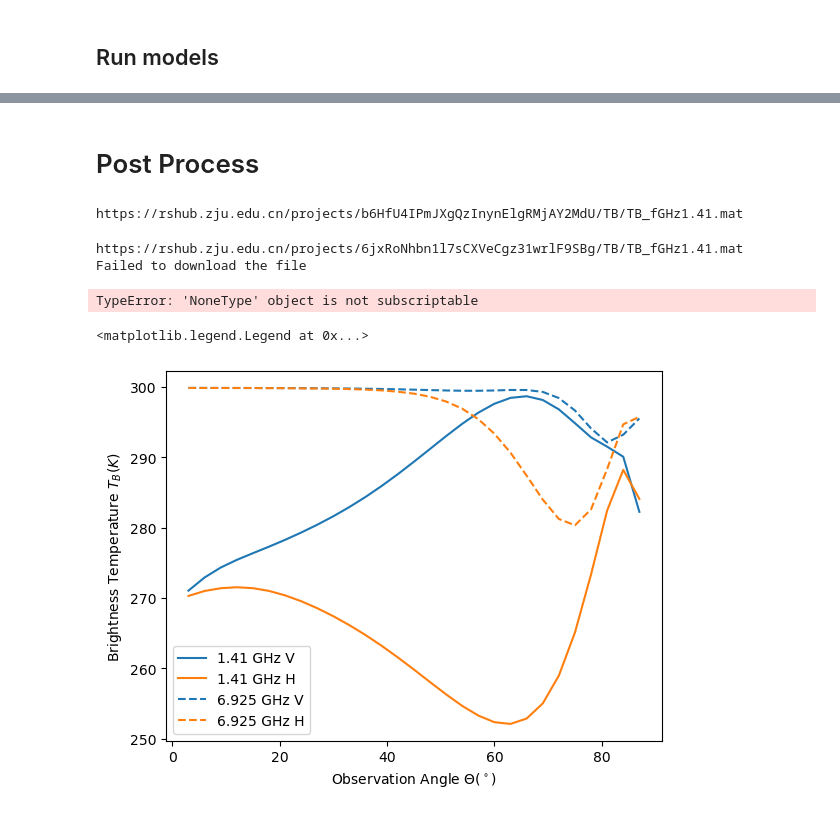
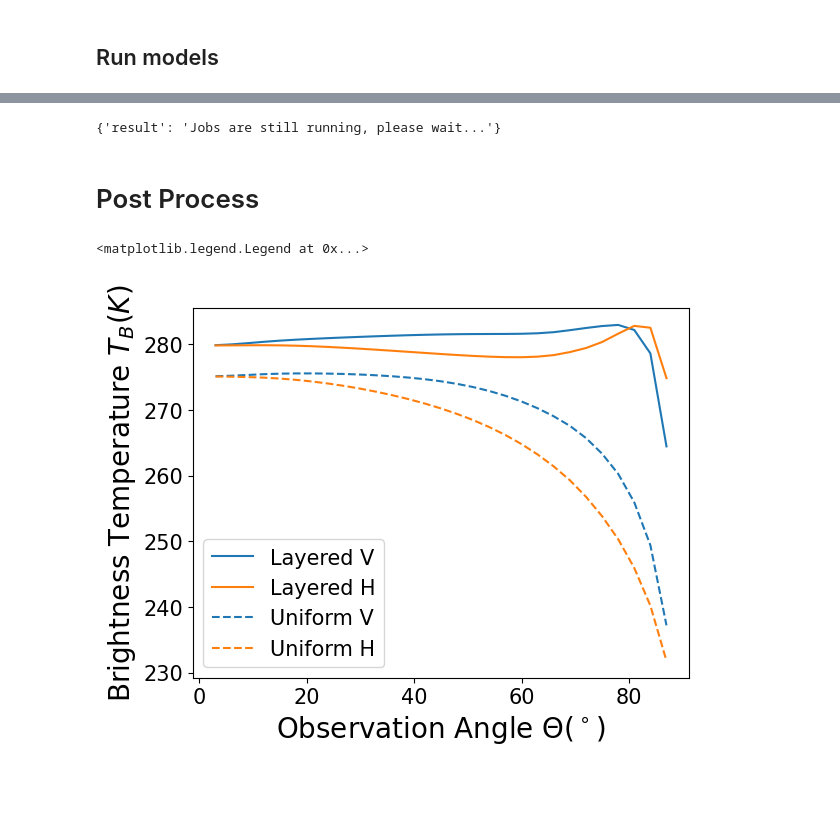
Before and after one commit to zjuiEMLab/RShub_demo, a Jupyter notebook: Vegetation-demo-2.ipynb, the cells around one changed output, grey strips where cells are left out. Saved outputs shown, nothing was run; the diff lists cells and outputs as text; code cells hidden in the pictures; blank space fills up the shorter version.

```diff
--- a/Vegetation-demo-2.ipynb
+++ b/Vegetation-demo-2.ipynb
@@ -13,5 +14,5 @@ import datetime
 # Define user token
 token = '6uf0z22#$m!!0095xo**1vy1s*04k!'
 project_name = 'Vegetation Demo'
-task1_name = 'Uniform Vegetation'
-task2_name = 'Layered Vegetation'
+task1_name = 'Layered Vegetation 16'
+task2_name = 'Uniform Vegetation 16'
@@ -130,6 +164,12 @@ f.write(f' task_name = {task2_name} \n')
 f.write(f' data = {data2} \n')
 f.write('================================ \n')
 f.close()
+# %%
+from rstool import submit_jobs
+result=submit_jobs.check_completion(token, project_name, task1_name)
+print(result)
+# %% [output]
+{'result': 'Jobs are still running, please wait...'}
 # %% [markdown]
 # Post Process
 # %%
@@ -140,30 +180,28 @@ mat_data_multi = mat_data1.load_veg_TB()
 # Read variables into python
 TU_all = mat_data_multi['TU_all'] # Tbs
 theta_obs = mat_data_multi['theta_obs'] # theta
-# %% [output]
-https://rshub.zju.edu.cn/projects/b6HfU4IPmJXgQzInynElgRMjAY2MdU/TB/TB_fGHz1.41.mat
 # %%
 mat_data2 = load_mat_file(token, project_name, task2_name,'1.41')
 mat_data_multi2 = mat_data2.load_veg_TB()
 # Read variables into python
 TU_all2 = mat_data_multi2['TU_all'] # Tbs
 theta_obs2 = mat_data_multi2['theta_obs'] # theta
-# %% [output]
-https://rshub.zju.edu.cn/projects/6jxRoNhbn1l7sCXVeCgz31wrlF9SBg/TB/TB_fGHz1.41.mat
-Failed to download the file
-TypeError: 'NoneType' object is not subscriptable
 # %%
 import matplotlib.pyplot as plt
 
 # plot the data
 fig = plt.figure()
 ax = fig.add_subplot(1, 1, 1)
 ax.plot(theta_obs[0,:], TU_all[0,:], color='tab:blue')
 ax.plot(theta_obs[0,:], TU_all[1,:], color='tab:orange')
 ax.plot(theta_obs2[0,:], TU_all2[0,:], color='tab:blue',linestyle='--')
 ax.plot(theta_obs2[0,:], TU_all2[1,:], color='tab:orange',linestyle='--')
-ax.set(xlabel='Observation Angle $\Theta(^\circ)$', ylabel='Brightness Temperature $T_B(K)$')
-ax.legend(['1.41 GHz V', '1.41 GHz H', '6.925 GHz V', '6.925 GHz H'])
+ax.set_xlabel('Observation Angle $\Theta(^\circ)$', fontsize = 20)
+ax.set_ylabel('Brightness Temperature $T_B(K)$', fontsize = 20)
+plt.xticks(fontsize = 15)
+plt.yticks(fontsize = 15)
+#ax.set(xlabel='Observation Angle $\Theta(^\circ)$', ylabel='Brightness Temperature $T_B(K)$')
+ax.legend(['Layered V', 'Layered H', 'Uniform V', 'Uniform H'],fontsize = 15)
 # %% [output]
 <matplotlib.legend.Legend at 0x...>
-[figure, old version]
+[figure, new version]
```
Also changed, not shown: parts of 15 cells of this notebook, 1 other file.
